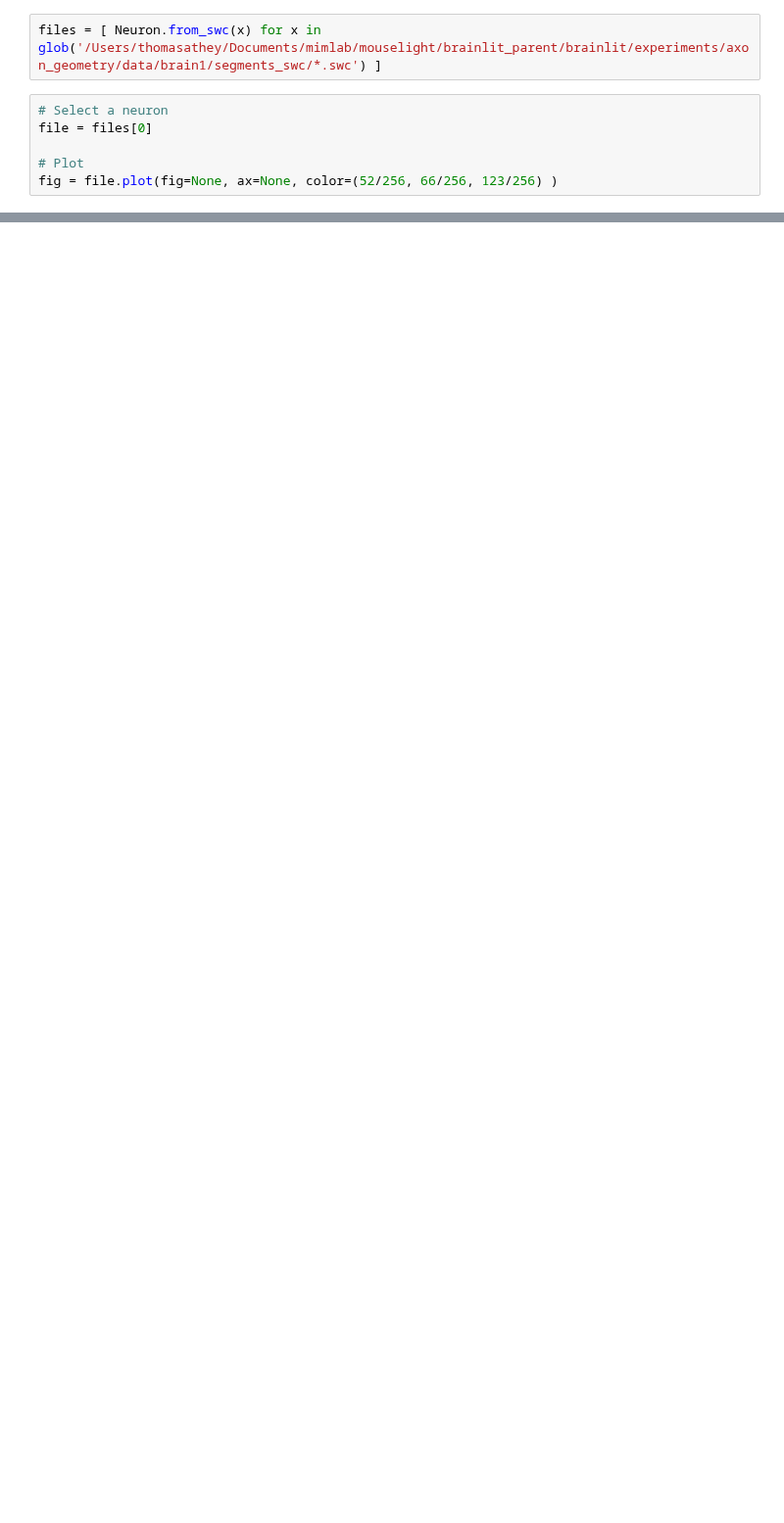
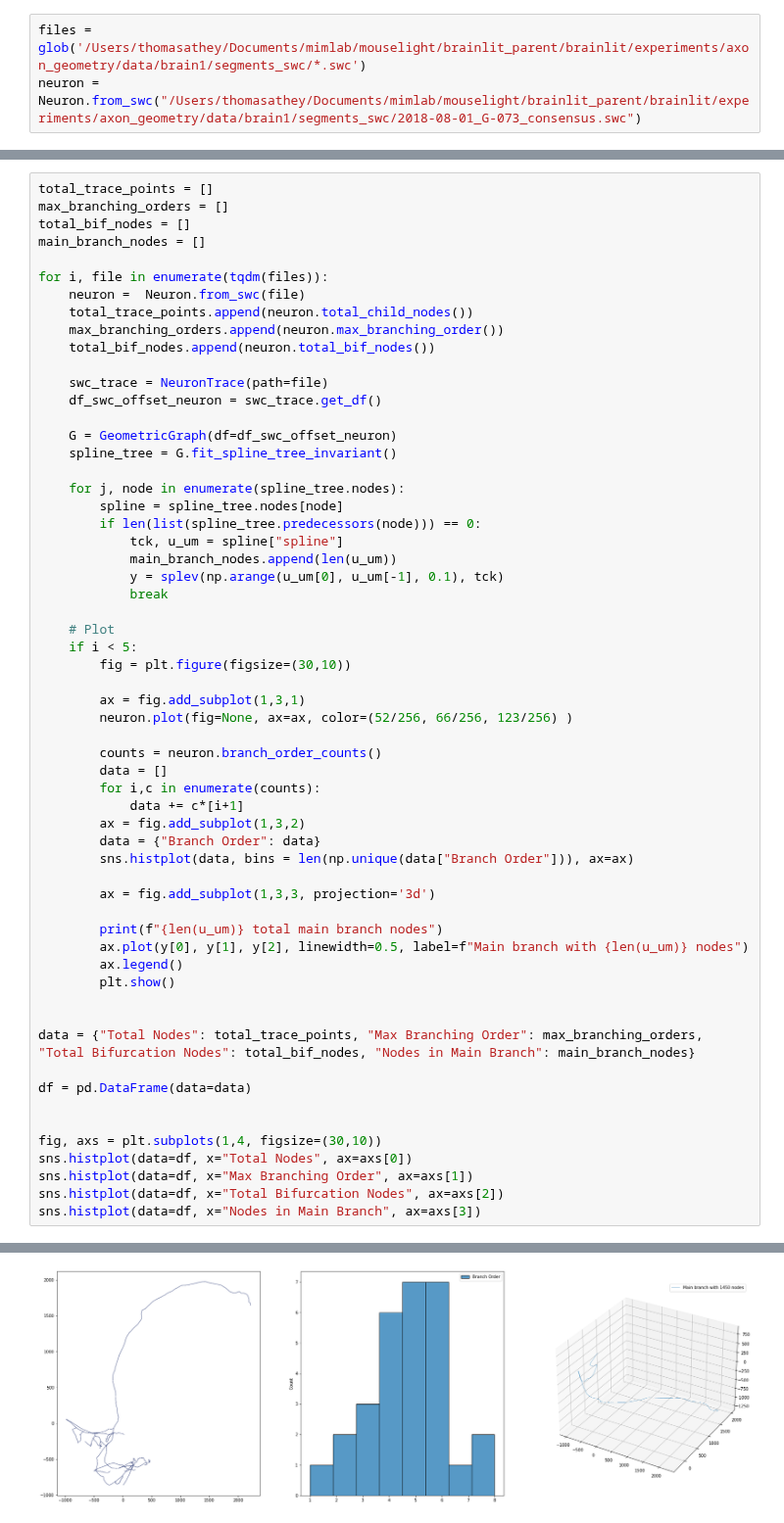
Before and after one commit to neurodata/brainlit, a Jupyter notebook: experiments/shape/ngauge-viz.ipynb, the cells around one changed output, grey strips where cells are left out. Shown at 98% size. Cells and saved outputs as stored; diff of their text form; blank space fills up the shorter version.

Commit message:
exploring traces

```diff
--- a/experiments/shape/ngauge-viz.ipynb
+++ b/experiments/shape/ngauge-viz.ipynb
@@ -4,8 +15,3 @@ from glob import glob
 # %%
-files = [ Neuron.from_swc(x) for x in glob('/Users/thomasathey/Documents/mimlab/mouselight/brainlit_parent/brainlit/experiments/axon_geometry/data/brain1/segments_swc/*.swc') ]
+files = glob('/Users/thomasathey/Documents/mimlab/mouselight/brainlit_parent/brainlit/experiments/axon_geometry/data/brain1/segments_swc/*.swc')
+neuron = Neuron.from_swc("/Users/thomasathey/Documents/mimlab/mouselight/brainlit_parent/brainlit/experiments/axon_geometry/data/brain1/segments_swc/2018-08-01_G-073_consensus.swc")
-# %%
-# Select a neuron
-file = files[0]
-
-# Plot
-fig = file.plot(fig=None, ax=None, color=(52/256, 66/256, 123/256) )
@@ -13,0 +18,60 @@ fig = file.plot(fig=None, ax=None, color=(52/256, 66/256, 123/256) )
+# %%
+total_trace_points = []
+max_branching_orders = []
+total_bif_nodes = []
+main_branch_nodes = []
+
+for i, file in enumerate(tqdm(files)):
+    neuron =  Neuron.from_swc(file)
+    total_trace_points.append(neuron.total_child_nodes())
+    max_branching_orders.append(neuron.max_branching_order())
+    total_bif_nodes.append(neuron.total_bif_nodes())
+
+    swc_trace = NeuronTrace(path=file)
+    df_swc_offset_neuron = swc_trace.get_df()
+
+    G = GeometricGraph(df=df_swc_offset_neuron)
+    spline_tree = G.fit_spline_tree_invariant()
+
+    for j, node in enumerate(spline_tree.nodes):
+        spline = spline_tree.nodes[node]
+        if len(list(spline_tree.predecessors(node))) == 0:
+            tck, u_um = spline["spline"]
+            main_branch_nodes.append(len(u_um))
+            y = splev(np.arange(u_um[0], u_um[-1], 0.1), tck)
+            break
+
+    # Plot
+    if i < 5:
+        fig = plt.figure(figsize=(30,10))
+
+        ax = fig.add_subplot(1,3,1)
+        neuron.plot(fig=None, ax=ax, color=(52/256, 66/256, 123/256) )
+
+        counts = neuron.branch_order_counts()
+        data = []
+        for i,c in enumerate(counts):
+            data += c*[i+1]
+        ax = fig.add_subplot(1,3,2)
+        data = {"Branch Order": data}
+        sns.histplot(data, bins = len(np.unique(data["Branch Order"])), ax=ax)
+
+        ax = fig.add_subplot(1,3,3, projection='3d')
+
+        print(f"{len(u_um)} total main branch nodes")
+        ax.plot(y[0], y[1], y[2], linewidth=0.5, label=f"Main branch with {len(u_um)} nodes")
+        ax.legend()
+        plt.show()
+
+
+data = {"Total Nodes": total_trace_points, "Max Branching Order": max_branching_orders, "Total Bifurcation Nodes": total_bif_nodes, "Nodes in Main Branch": main_branch_nodes}
+
+df = pd.DataFrame(data=data)
+
+
+fig, axs = plt.subplots(1,4, figsize=(30,10))
+sns.histplot(data=df, x="Total Nodes", ax=axs[0])
+sns.histplot(data=df, x="Max Branching Order", ax=axs[1])
+sns.histplot(data=df, x="Total Bifurcation Nodes", ax=axs[2])
+sns.histplot(data=df, x="Nodes in Main Branch", ax=axs[3])
+# %% [output]
@@ -13,0 +79 @@ fig = file.plot(fig=None, ax=None, color=(52/256, 66/256, 123/256) )
+[figure, added]
```
Also changed, not shown: parts of 5 cells of this notebook.
